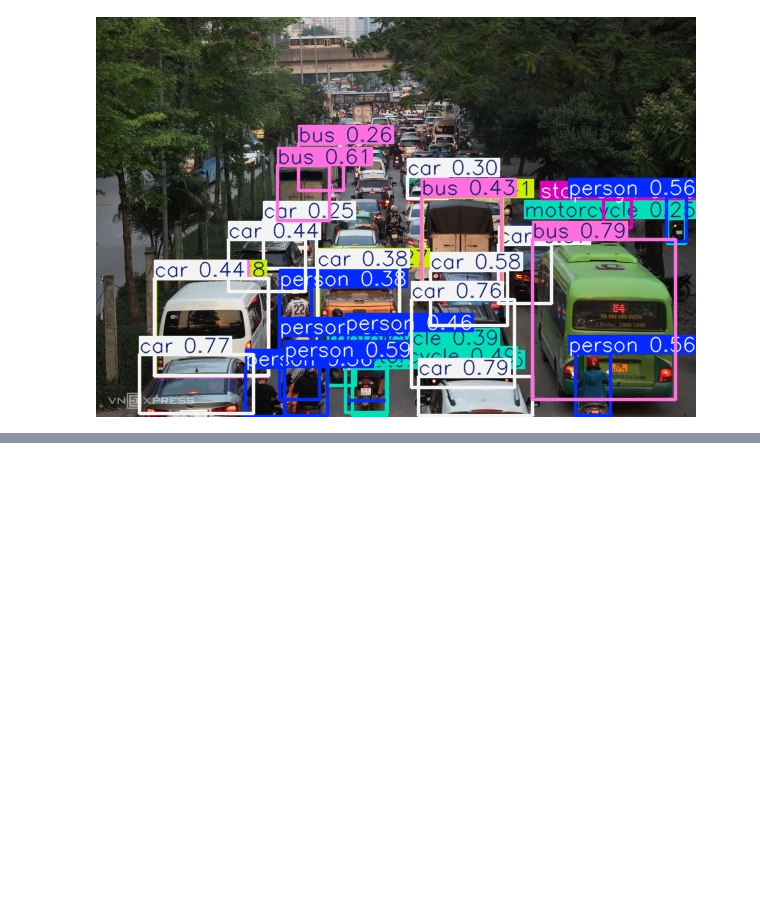
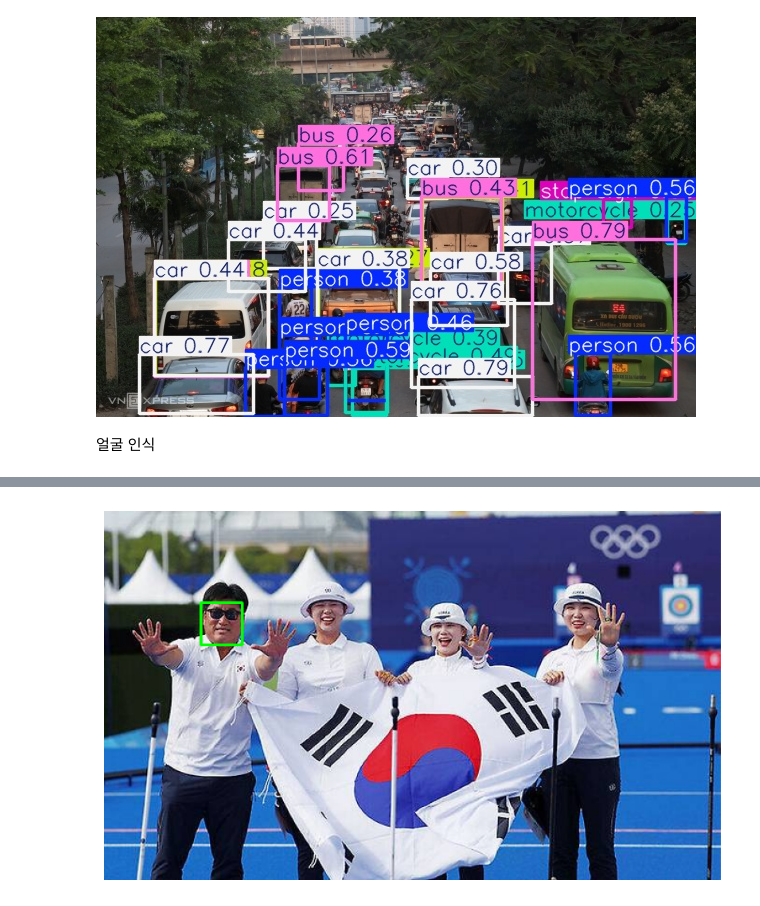
Before and after one commit to revan102938/Python3_24.08.12, a Jupyter notebook: 고1_2학기_파이썬_강의_24_08_12.ipynb, the cells around one changed output, grey strips where cells are left out. Drawn from its saved outputs; the diff is of its cells as text; code cells hidden in the pictures; blank space fills up the shorter version.

```diff
--- a/고1_2학기_파이썬_강의_24_08_12.ipynb
+++ b/고1_2학기_파이썬_강의_24_08_12.ipynb
@@ -79,3 +81,36 @@ Saving 1.jpg to 1 (4).jpg
 image 1/1 /content/1 (4).jpg: 448x640 7 persons, 10 cars, 4 motorcycles, 5 buss, 3 trucks, 1 stop sign, 10.6ms
 Speed: 2.2ms preprocess, 10.6ms inference, 1.3ms postprocess per image at shape (1, 3, 448, 640)
 [figure]
+# %% [markdown]
+얼굴 인식
+# %%
+!pip install dlib opencv-python
+from matplotlib import pyplot as plt
+import cv2
+import dlib
+import numpy as np
+import urllib.request
+def download_image(image_url):
+    resp = urllib.request.urlopen(image_url)
+    image = np.asarray(bytearray(resp.read()), dtype="uint8")
+    image = cv2.imdecode(image, cv2.IMREAD_COLOR)
+    return image
+def detect_faces(image):
+    detector = dlib.get_frontal_face_detector()
+    gray = cv2.cvtColor(image, cv2.COLOR_BGR2GRAY)
+    faces = detector(gray, 1)
+    for face in faces:
+        x, y, w, h = face.left(), face.top(), face.width(), face.height()
+        cv2.rectangle(image, (x, y), (x+w, y+h), (0, 255, 0), 2)
+    return image
+def show_image(image):
+    plt.figure(figsize=(10, 10))
+    plt.imshow(cv2.cvtColor(image, cv2.COLOR_BGR2RGB))
+    plt.axis("off")
+    plt.show()
+# URL 수정 필요
+image_url = "https://img4.daumcdn.net/thumb/R658x0.q70/?fname=https://t1.daumcdn.net/news/202407/29/segye/20240729005927718rivm.jpg"
+image = download_image(image_url)
+image_with_faces = detect_faces(image)
+show_image(image_with_faces)
+# %% [output]
@@ -81,0 +120 @@ Speed: 2.2ms preprocess, 10.6ms inference, 1.3ms postprocess per image at shape
+[figure, added]
```
Also changed, not shown: parts of 3 cells of this notebook.
